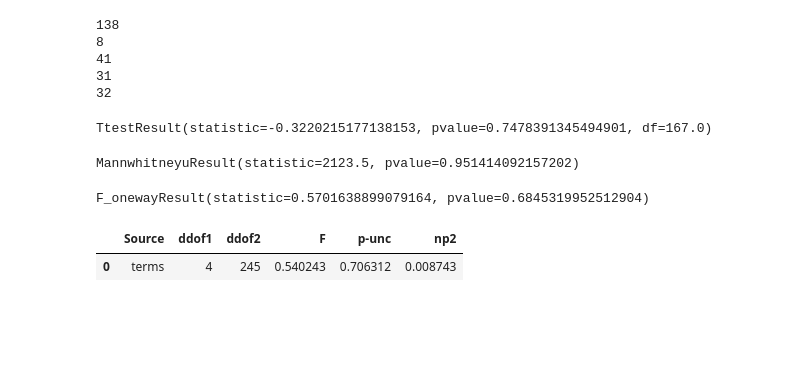
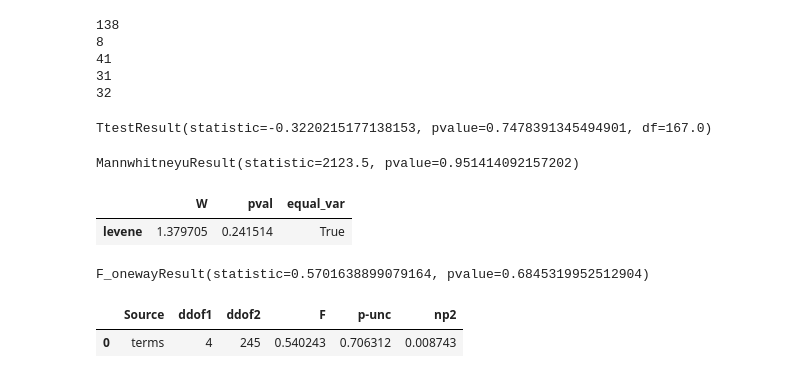
Before and after one commit to Kelebrimbor/Analytics, a Jupyter notebook: Zara_sales/Kaggle_Zara_sales.ipynb, the cells around one changed output. Saved outputs shown, nothing was run; the diff lists cells and outputs as text; code cells hidden in the pictures; blank space fills up the shorter version.

Commit message:
Added test on sales volume homoscedasticity

```diff
--- a/Zara_sales/Kaggle_Zara_sales.ipynb
+++ b/Zara_sales/Kaggle_Zara_sales.ipynb
@@ -606,6 +606,14 @@ stats.mannwhitneyu(sales_vol_jackets, sales_vol_shoes)
 # что мы не можем отвергнуть гипотезу о равенстве логарифмированных средних ГС для jackets и shoes
 # %% [output]
 MannwhitneyuResult(statistic=2123.5, pvalue=0.951414092157202)
+# %%
+pg.homoscedasticity(data=sales, dv='sales_volume', group='terms', center='median')
+
+# Проверка на гомоскедатичность или же на примерное равенство дисперсий количества продаж по типам товаров
+# Тест показал, что с дисперсией все в порядке
+# %% [output]
+|  | W | pval | equal_var |
+| levene | 1.379705 | 0.241514 | True |
 # %%
 stats.f_oneway(sales_vol_jackets, sales_vol_jeans, sales_vol_sweaters, sales_vol_shoes, sales_vol_t_shirts)
 
```
Also changed, not shown: parts of 7 cells of this notebook.
